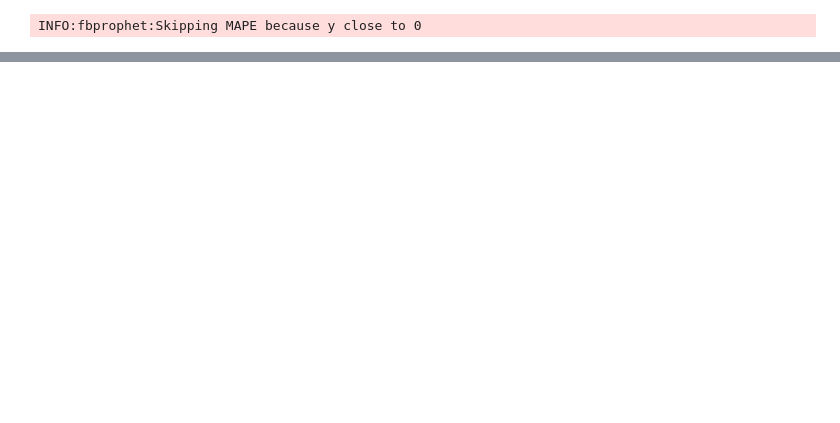
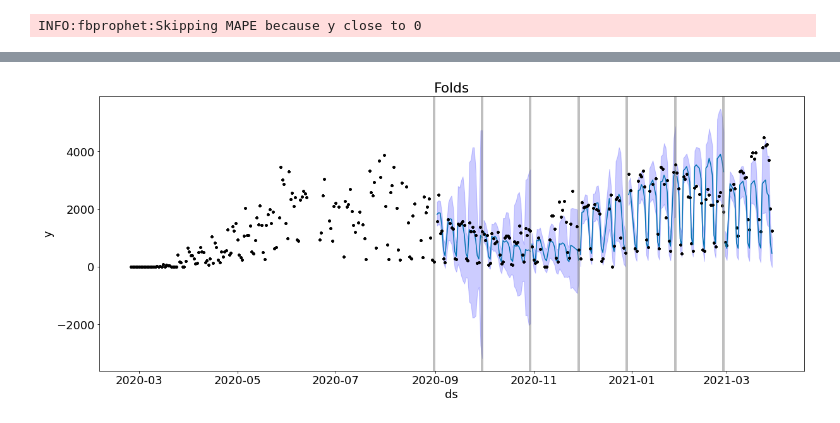
Before and after one commit to RPGraciotti/BootCampAlura, a Jupyter notebook: Modulo_3/Aula_5_Outliers_e_validacao.ipynb, the cells around one changed output, grey strips where cells are left out. Cells and saved outputs as stored; diff of their text form; code cells hidden in the pictures; blank space fills up the shorter version.

```diff
--- a/Modulo_3/Aula_5_Outliers_e_validacao.ipynb
+++ b/Modulo_3/Aula_5_Outliers_e_validacao.ipynb
@@ -308,0 +309,29 @@ Na documentação do Prophet sobre [cross-validation](https://facebook.github.io
+# %%
+mpl.rcParams['figure.figsize'] = (20,8)
+# %%
+### código disponível em https://colab.research.google.com/drive/1zE2QSZ4TElXdk_3H-PmAjg-KG_F47ZjL?usp=sharing#scrollTo=mXnWZuWLmgiA
+
+df_cv = cross_validation(m2, initial = "180 days", period = "30 days", horizon = "30 days")
+
+lista_cutoff = df_cv['cutoff'].unique()
+
+
+for cutoff in lista_cutoff:
+
+    df_cv_cut = df_cv[df_cv['cutoff'].values == cutoff]
+    ax = plt.plot(m2.history['ds'].values, m2.history['y'], 'k.')
+
+    plt.plot(df_cv_cut['ds'].values, df_cv_cut['yhat'], ls='-', c='#0072B2', label='previsão')
+
+    plt.fill_between(df_cv_cut['ds'].values, df_cv_cut['yhat_lower'],
+                    df_cv_cut['yhat_upper'], color='blue',
+                    alpha=0.2, label='intervalo de confiança')
+
+    plt.axvline(x=pd.to_datetime(cutoff), c='gray', lw=4, alpha=0.5, label='cutoff')
+
+plt.title(f'Folds')
+plt.ylabel('y')
+plt.xlabel('ds')
+fig.tight_layout()
+plt.show()
+# %% [output]
@@ -308,0 +339 @@ Na documentação do Prophet sobre [cross-validation](https://facebook.github.io
+[figure, added]
```
Also changed, not shown: parts of 17 cells of this notebook.
